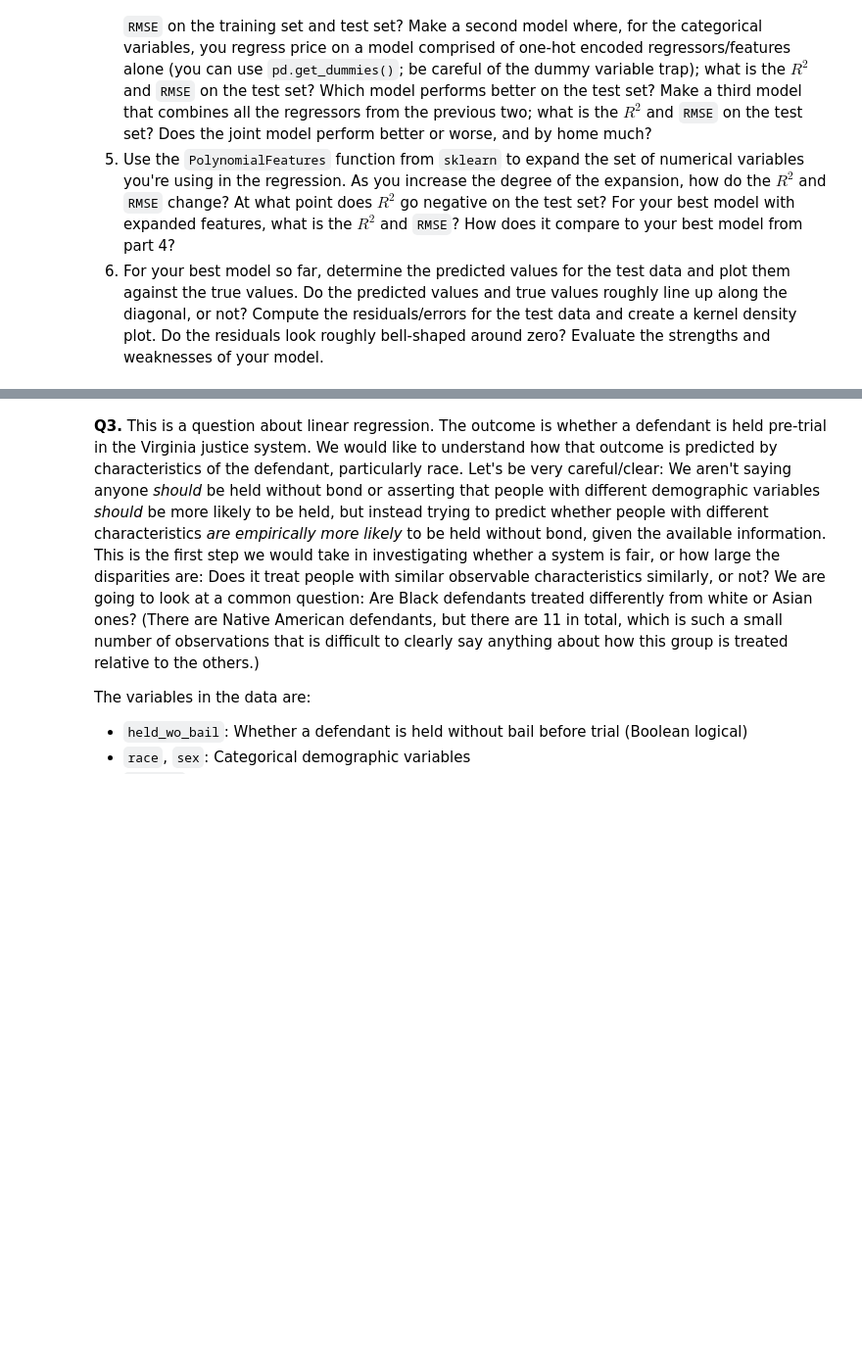
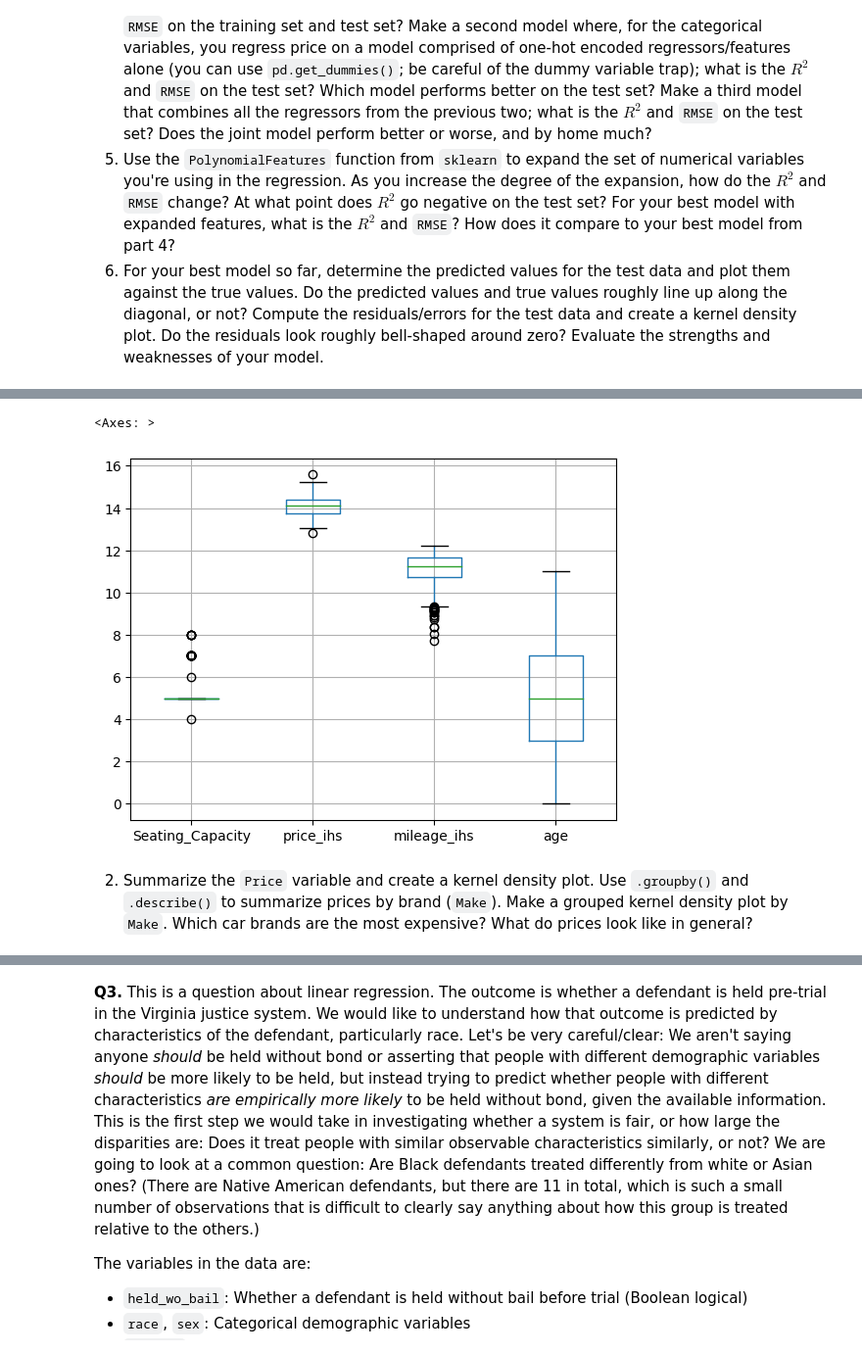
Before and after one commit to ashleyr05/linearRegression, a Jupyter notebook: assignment.ipynb, the cells around one changed output, grey strips where cells are left out. Shown at 98% size. Drawn from its saved outputs; the diff is of its cells as text; code cells hidden in the pictures; blank space fills up the shorter version.

```diff
--- a/assignment.ipynb
+++ b/assignment.ipynb
@@ -205,0 +246,9 @@ In part 4, the coefficient on Review Scores Rating is 1.032. In part 5, the coef
+# %%
+cardf['age'] = max(cardf['Make_Year'])-cardf['Make_Year'] # using this to make age be scaled closer to other variables
+cardf = cardf.drop(['Make_Year'],axis=1) # dropping Make_Year
+cardf.boxplot()
+# %% [output]
+<Axes: >
+[figure, added]
+# %% [markdown]
+2. Summarize the `Price` variable and create a kernel density plot. Use `.groupby()` and `.describe()` to summarize prices by brand (`Make`). Make a grouped kernel density plot by `Make`. Which car brands are the most expensive? What do prices look like in general?
```
Also changed, not shown: parts of 15 cells of this notebook.
